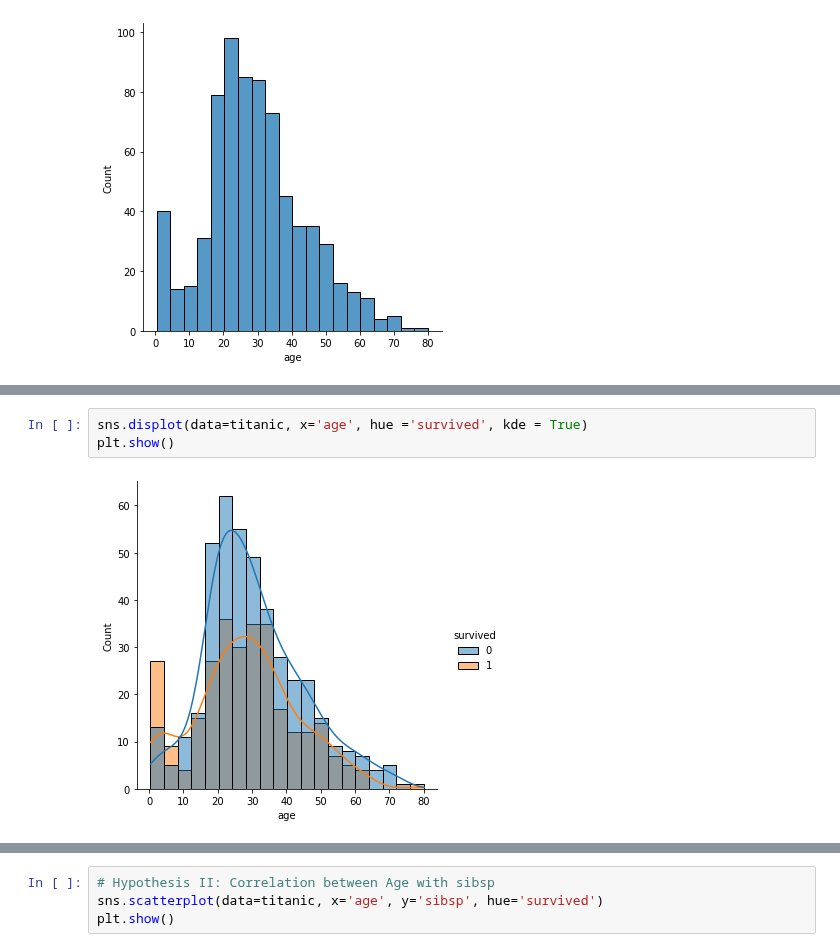
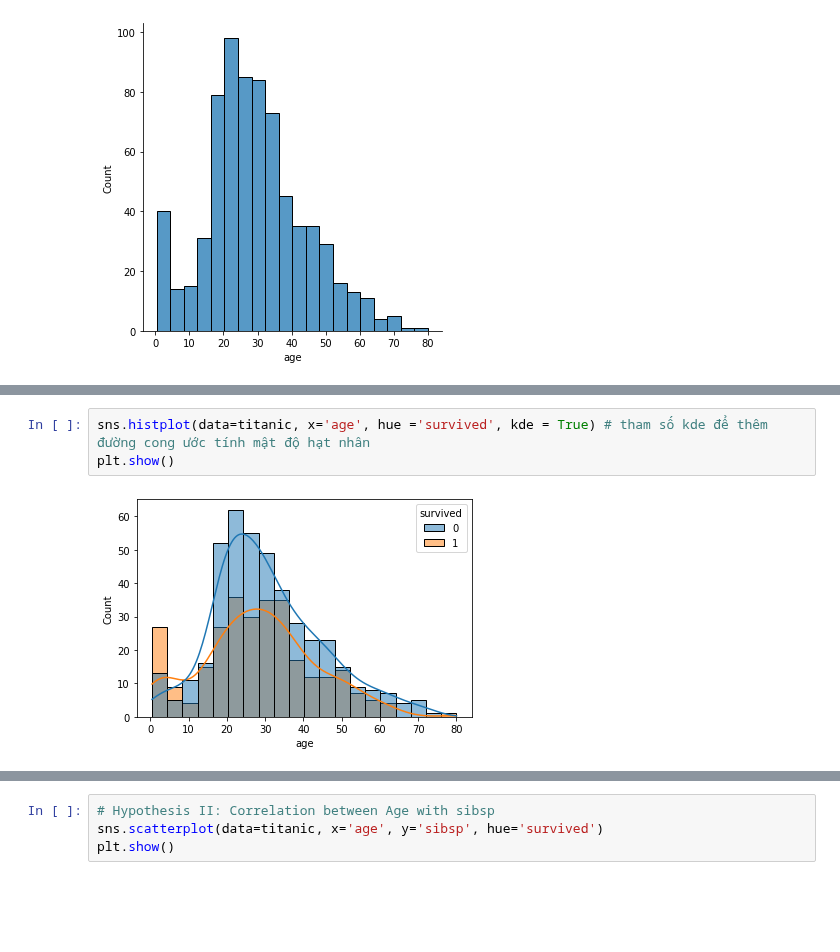
Before and after one commit to honghanhh/py40a12l2, a Jupyter notebook: lectures/lecture4/lan_titanic-Copy1.ipynb, the cells around one changed output, grey strips where cells are left out. Cells and saved outputs as stored; diff of their text form; blank space fills up the shorter version.

```diff
--- a/lectures/lecture4/lan_titanic-Copy1.ipynb
+++ b/lectures/lecture4/lan_titanic-Copy1.ipynb
@@ -99,6 +139,6 @@ plt.show()
 # %%
-sns.displot(data=titanic, x='age', hue ='survived', kde = True)
+sns.histplot(data=titanic, x='age', hue ='survived', kde = True) # tham số kde để thêm đường cong ước tính mật độ hạt nhân
 plt.show()
 # %% [output]
-[figure, old version]
+[figure, new version]
 # %%
```
Also changed, not shown: parts of 12 cells of this notebook, 2 other files.
